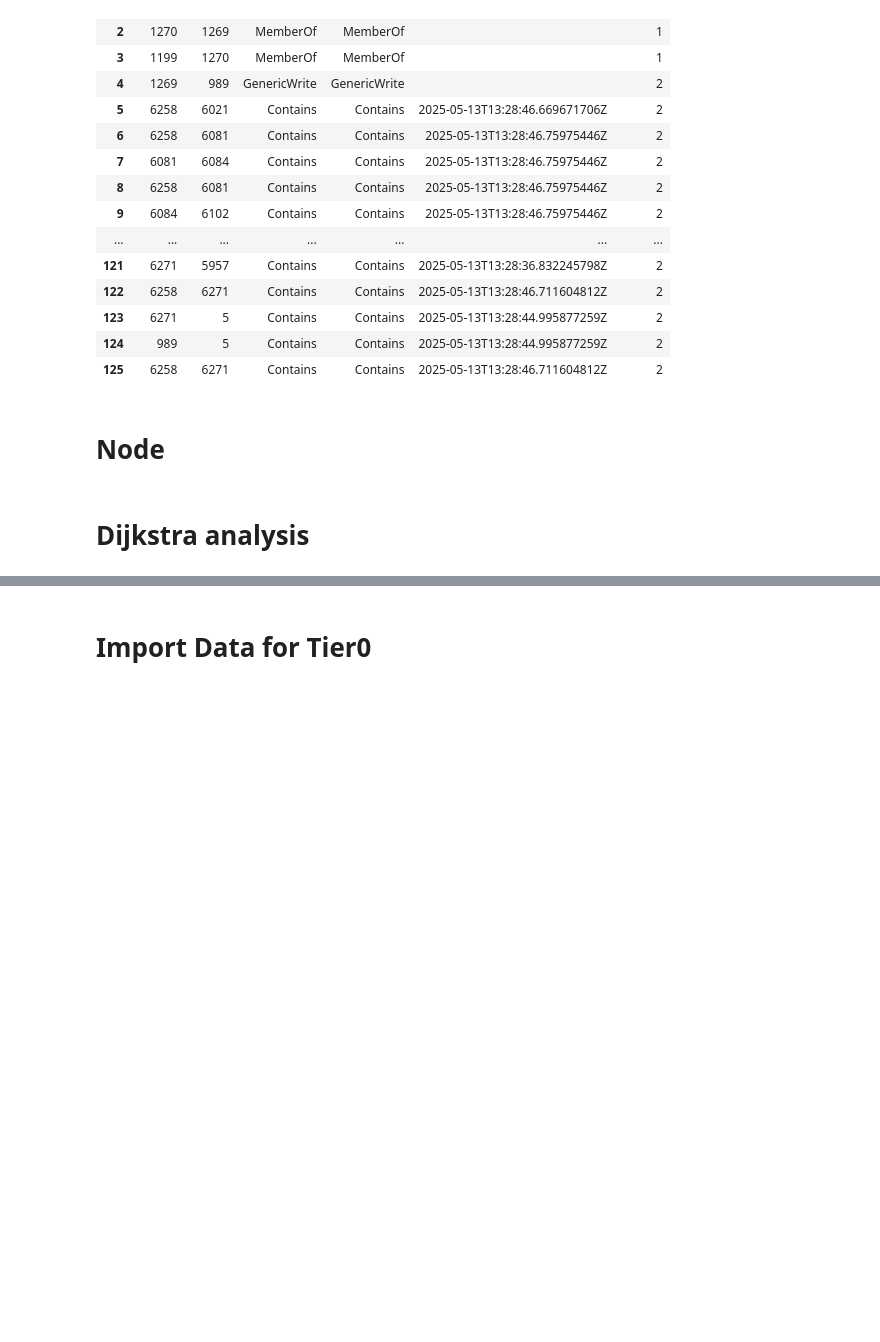
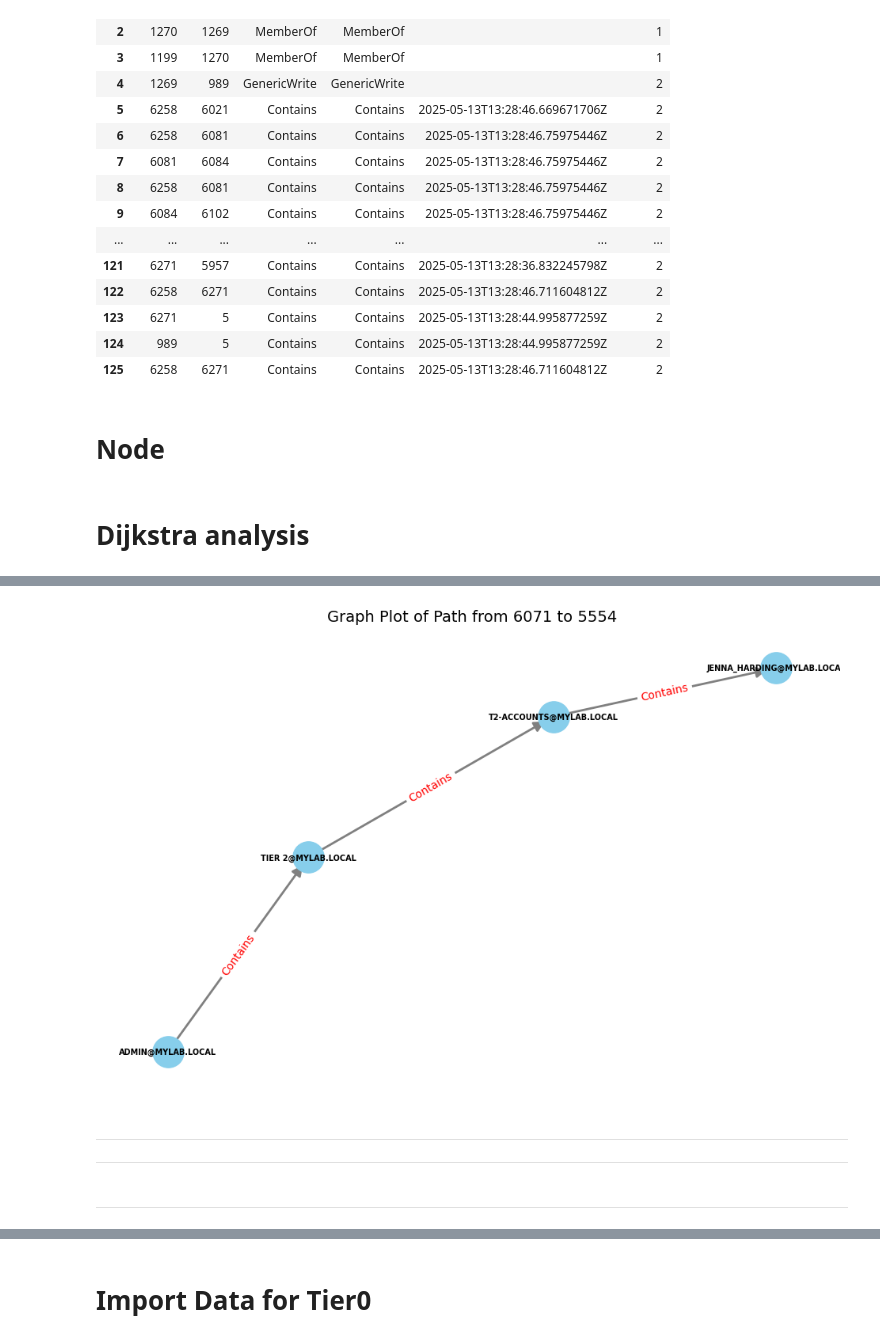
Before and after one commit to markajbell/BH, a Jupyter notebook: Import.ipynb, the cells around one changed output, grey strips where cells are left out. Cells and saved outputs as stored; diff of their text form; code cells hidden in the pictures; blank space fills up the shorter version.

```diff
--- a/Import.ipynb
+++ b/Import.ipynb
@@ -240,0 +322,68 @@ pd.set_option("display.max_colwidth", None)
+# %%
+# Plot a graph
+
+import pandas as pd
+!pip install networkx matplotlib
+
+import networkx as nx
+import matplotlib.pyplot as plt
+
+def plot_path_graph(edges, nodes, path, scale_percent=75):
+    """
+    Creates and plots a graph of the given path with all nodes and edges in the path.
+
+    Args:
+        edges (pd.DataFrame): DataFrame with 'source', 'target', and 'weight' columns.
+        nodes (pd.DataFrame): DataFrame with 'node_id' and 'label' columns.
+        path (list): A list of node IDs representing the path to highlight.
+        scale_percent (int): The percentage to scale the plot to fit on the page (default 75).
+    """
+    # Create a directed graph
+    G = nx.DiGraph()
+
+    # Add only the nodes present in the path
+    path_nodes_info = nodes[nodes['node_id'].isin(path)]
+    for index, row in path_nodes_info.iterrows():
+        G.add_node(row['node_id'], label=row['label'])
+
+    # Add edges that are part of the path
+    path_edges = []
+    for i in range(len(path) - 1):
+        source_node = path[i]
+        target_node = path[i+1]
+        # Find the edge in the original edges_all dataframe
+        edge_info = edges[(edges['source'] == source_node) & (edges['target'] == target_node)]
+        if not edge_info.empty:
+            edge_label = edge_info['label'].iloc[0]
+            G.add_edge(source_node, target_node, label=edge_label)
+            path_edges.append((source_node, target_node))
+
+
+    # Use a layout that provides good visibility
+    pos = nx.spring_layout(G, scale=scale_percent/100.0) # Scale the layout
+
+    plt.figure(figsize=(12 * (scale_percent/100.0), 8 * (scale_percent/100.0))) # Scale figure size
+
+    # Draw all nodes in the path
+    node_labels = nx.get_node_attributes(G, 'label')
+    nx.draw_networkx_nodes(G, pos, node_color='skyblue', node_size=800)
+    nx.draw_networkx_labels(G, pos, labels=node_labels, font_size=7, font_weight='bold')
+
+    # Draw edges in the path
+    nx.draw_networkx_edges(G, pos, edgelist=path_edges, edge_color='gray', width=2, arrowsize=20)
+
+    # Add edge labels
+    edge_labels = nx.get_edge_attributes(G, 'label')
+    nx.draw_networkx_edge_labels(G, pos, edge_labels=edge_labels, font_color='red')
+
+
+    plt.title(f"Graph Plot of Path from {path[0]} to {path[-1]}", fontsize=14)
+    plt.axis('off') # Hide axes
+    plt.tight_layout() # Adjust layout
+    plt.show()
+
+if 'path' in locals() and path:
+    plot_path_graph(edges_all, nodes_all, path, scale_percent=80)
+else:
+    print("No valid 'path' variable found. Please ensure Dijkstra analysis runs successfully and populates the 'path' variable.")
+# %% [output]
@@ -240,0 +402,11 @@ pd.set_option("display.max_colwidth", None)
+[figure, added]
+# %% [markdown]
+
+
+---
+
+---
+# %% [markdown]
+
+
+---
```
Also changed, not shown: parts of 41 cells of this notebook.
